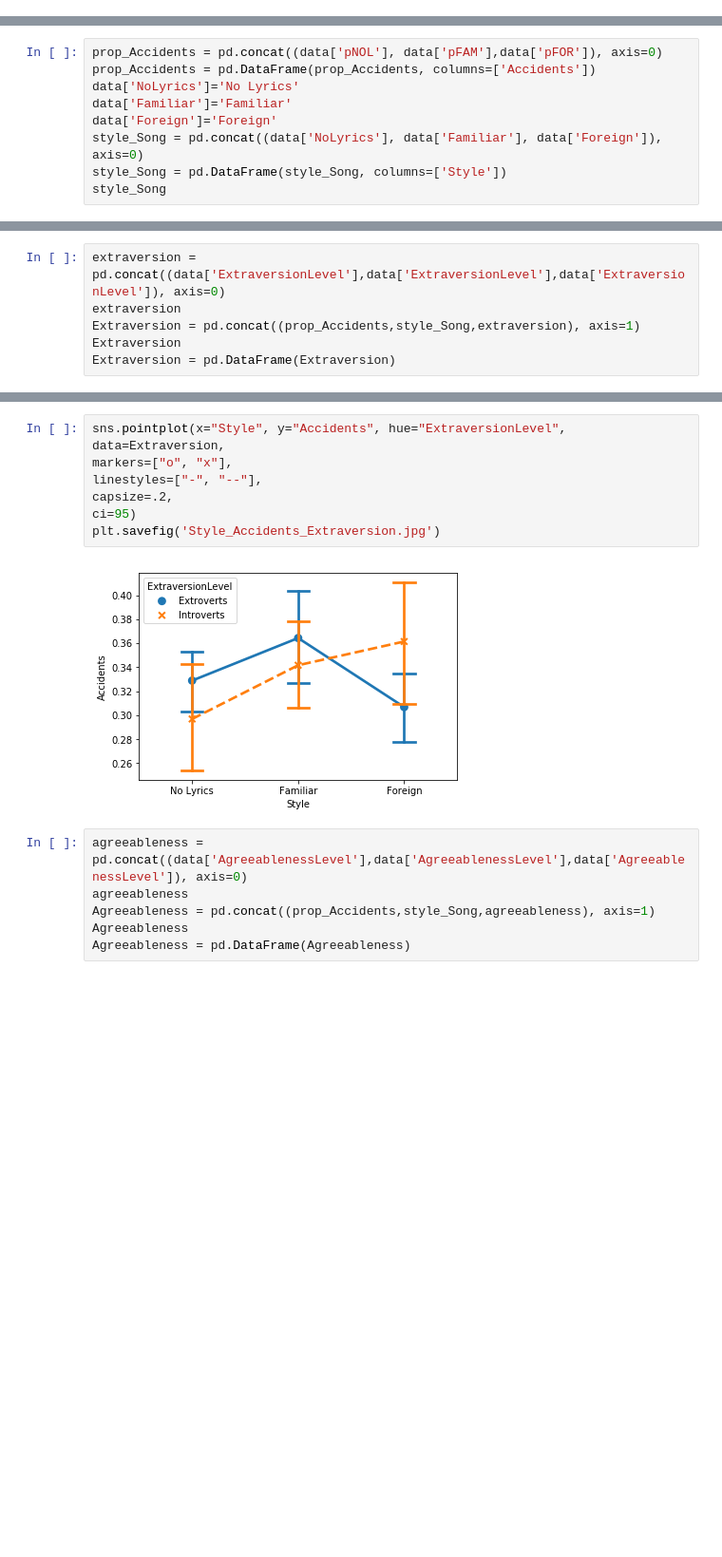
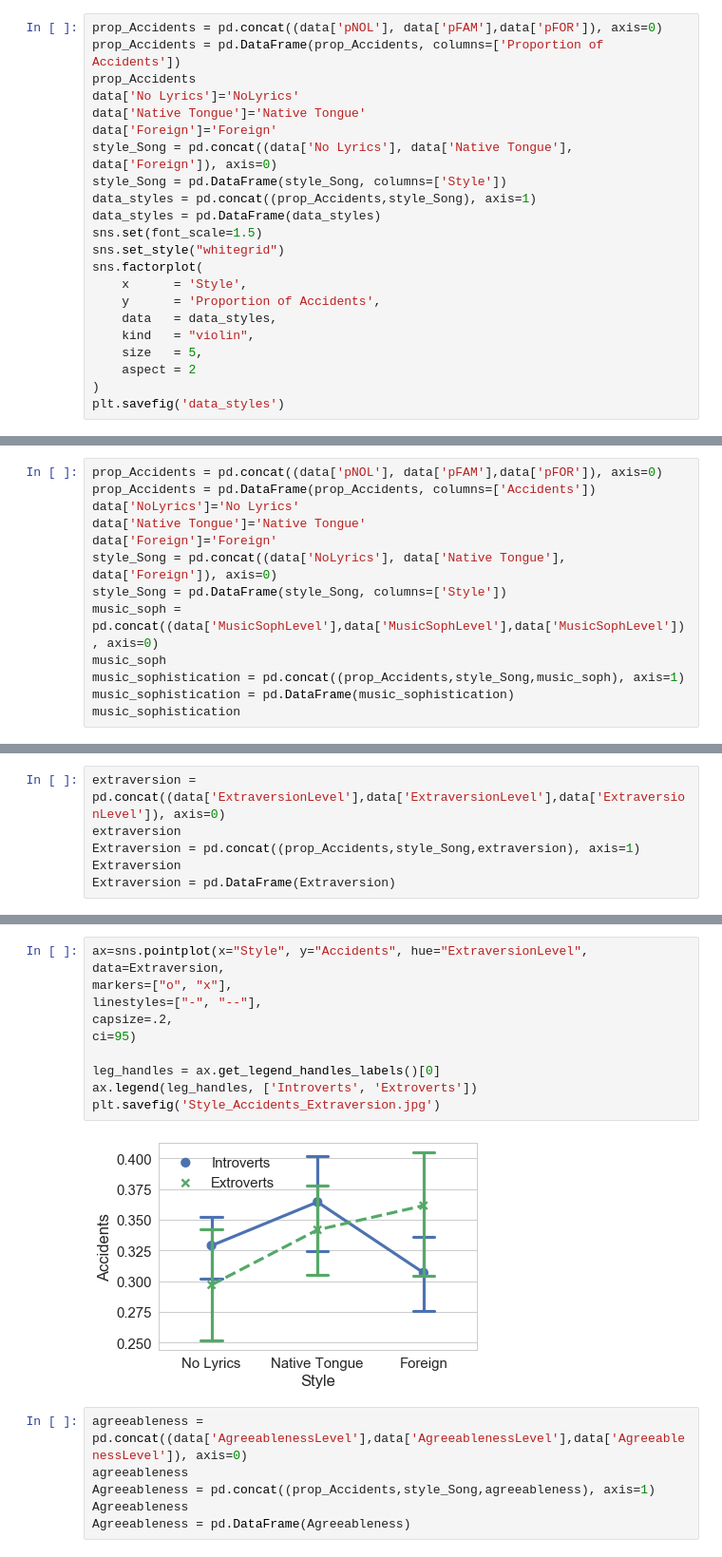
Before and after one commit to MrymZakani/DigitalMusicology, a Jupyter notebook: Statistical Analysis (music valence, personality, music sophistication).ipynb, the cells around one changed output, grey strips where cells are left out. Shown at 95% size. Cells and saved outputs as stored; diff of their text form; blank space fills up the shorter version.

```diff
--- a/Statistical Analysis (music valence, personality, music sophistication).ipynb
+++ b/Statistical Analysis (music valence, personality, music sophistication).ipynb
@@ -223,0 +83,22 @@ plt.show()
+# %%
+prop_Accidents = pd.concat((data['pNOL'], data['pFAM'],data['pFOR']), axis=0)
+prop_Accidents = pd.DataFrame(prop_Accidents, columns=['Proportion of Accidents'])
+prop_Accidents
+data['No Lyrics']='NoLyrics'
+data['Native Tongue']='Native Tongue'
+data['Foreign']='Foreign'
+style_Song = pd.concat((data['No Lyrics'], data['Native Tongue'], data['Foreign']), axis=0)
+style_Song = pd.DataFrame(style_Song, columns=['Style'])
+data_styles = pd.concat((prop_Accidents,style_Song), axis=1)
+data_styles = pd.DataFrame(data_styles)
+sns.set(font_scale=1.5)
+sns.set_style("whitegrid")
+sns.factorplot(
+    x      = 'Style',
+    y      = 'Proportion of Accidents',
+    data   = data_styles,
+    kind   = "violin",
+    size   = 5,
+    aspect = 2
+)
+plt.savefig('data_styles')
@@ -828,8 +947,12 @@ data.to_csv('out.csv')
 prop_Accidents = pd.concat((data['pNOL'], data['pFAM'],data['pFOR']), axis=0)
 prop_Accidents = pd.DataFrame(prop_Accidents, columns=['Accidents'])
 data['NoLyrics']='No Lyrics'
-data['Familiar']='Familiar'
+data['Native Tongue']='Native Tongue'
 data['Foreign']='Foreign'
-style_Song = pd.concat((data['NoLyrics'], data['Familiar'], data['Foreign']), axis=0)
+style_Song = pd.concat((data['NoLyrics'], data['Native Tongue'], data['Foreign']), axis=0)
 style_Song = pd.DataFrame(style_Song, columns=['Style'])
-style_Song
+music_soph = pd.concat((data['MusicSophLevel'],data['MusicSophLevel'],data['MusicSophLevel']), axis=0)
+music_soph
+music_sophistication = pd.concat((prop_Accidents,style_Song,music_soph), axis=1)
+music_sophistication = pd.DataFrame(music_sophistication)
+music_sophistication
@@ -990,13 +1345,16 @@ Extraversion = pd.DataFrame(Extraversion)
 # %%
-sns.pointplot(x="Style", y="Accidents", hue="ExtraversionLevel",
+ax=sns.pointplot(x="Style", y="Accidents", hue="ExtraversionLevel",
 data=Extraversion,
 markers=["o", "x"],
 linestyles=["-", "--"],
 capsize=.2,
 ci=95)
+
+leg_handles = ax.get_legend_handles_labels()[0]
+ax.legend(leg_handles, ['Introverts', 'Extroverts'])
 plt.savefig('Style_Accidents_Extraversion.jpg')
 # %% [output]
-[figure, old version]
+[figure, new version]
 # %%
 agreeableness = pd.concat((data['AgreeablenessLevel'],data['AgreeablenessLevel'],data['AgreeablenessLevel']), axis=0)
 agreeableness
```
Also changed, not shown: parts of 134 cells of this notebook.
